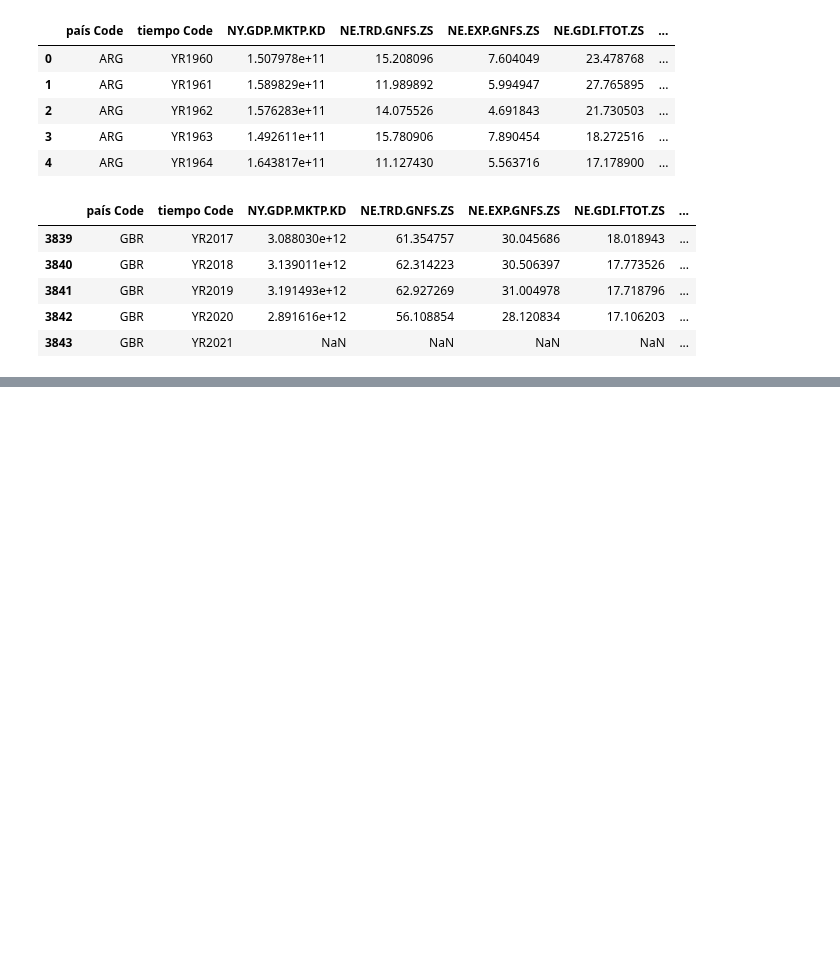
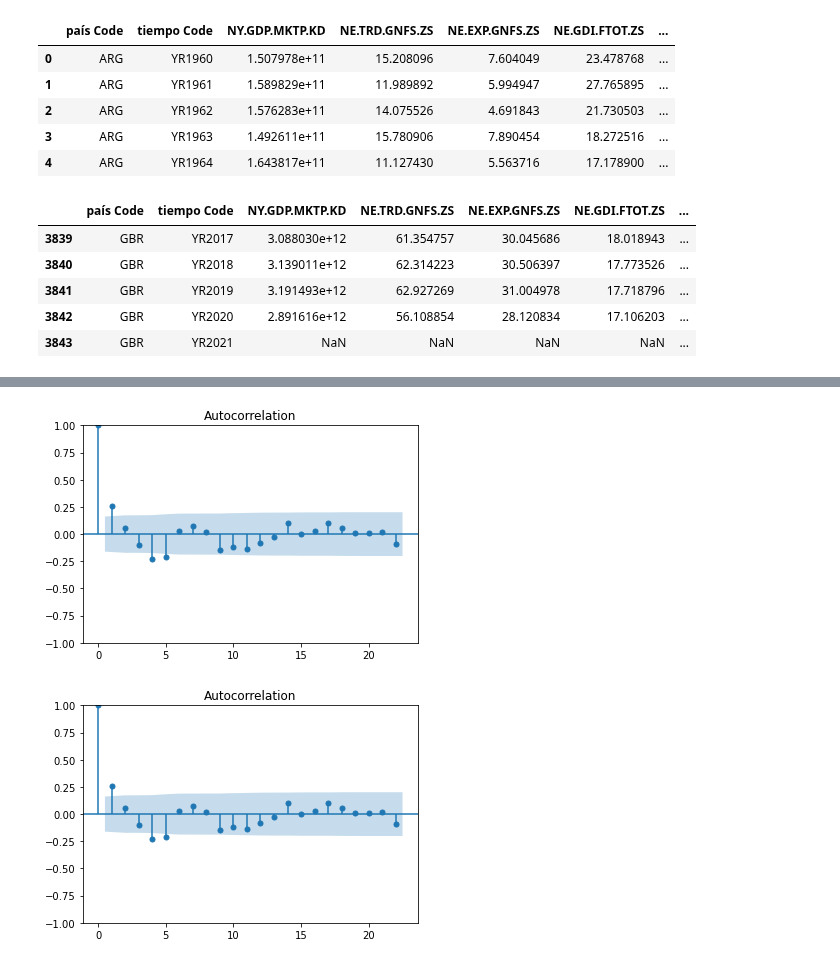
Before and after one commit to valegrei/gdp-growth-forecast, a Jupyter notebook: gdp_growth_forecasting/analysis/data_analysis.ipynb, the cells around one changed output, grey strips where cells are left out. Cells and saved outputs as stored; diff of their text form; code cells hidden in the pictures; blank space fills up the shorter version.

```diff
--- a/gdp_growth_forecasting/analysis/data_analysis.ipynb
+++ b/gdp_growth_forecasting/analysis/data_analysis.ipynb
@@ -77,6 +78,7 @@ def preprocesarJST(df : pd.DataFrame):
         df_n['rgdp'] = df_n['rgdpmad']*df_n['pop']
         #calcula el ratio de crecimiento del PBI real
         df_n['rgdp_growth'] = df_n['rgdp'].pct_change()
+        df_n['infl_cpi'] = df_n['cpi'].pct_change()
         #elimina filas con datos faltantes en los extremos
         df_n = df_n.dropna()
 
@@ -220,0 +210,5 @@ graficar(df_wb[df_wb.iso == 'PER'],'rgdp_growth',linea_cero=True)
+# %%
+plot_acf(df_jst[df_jst.iso=='USA']['rgdp_growth'])
+# %% [output]
+[figure, added]
+[figure, added]
```
Also changed, not shown: parts of 10 cells of this notebook.
